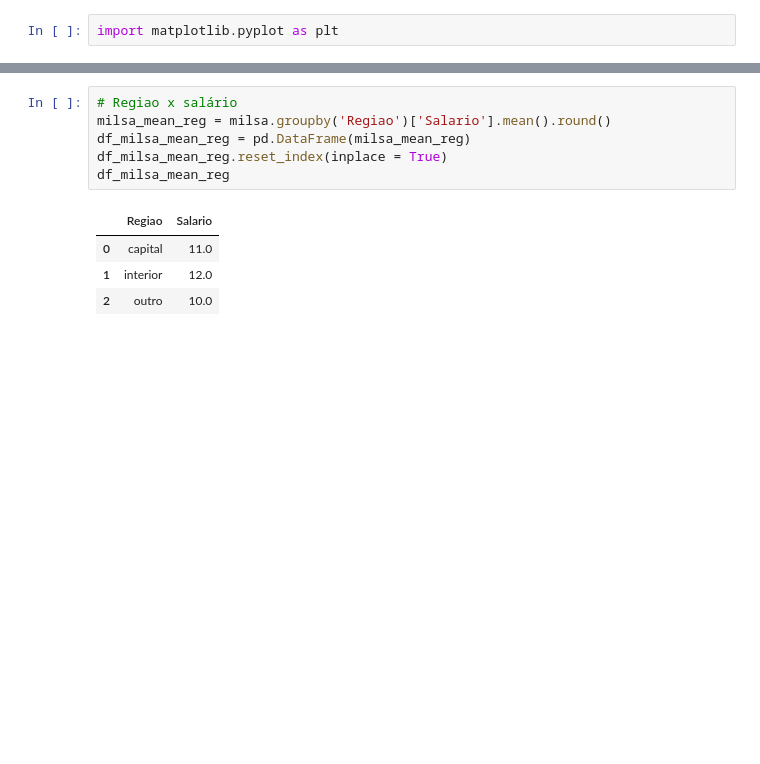
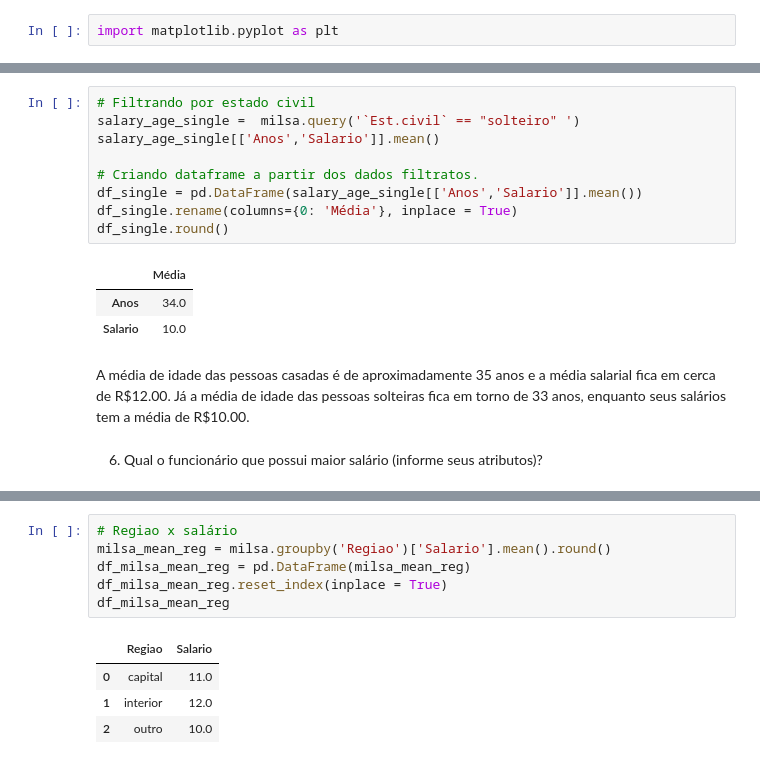
Before and after one commit to luizasampaio-s/todo8, a Jupyter notebook: to_do_8.ipynb, the cells around one changed output, grey strips where cells are left out. Saved outputs shown, nothing was run; the diff lists cells and outputs as text; blank space fills up the shorter version.

```diff
--- a/to_do_8.ipynb
+++ b/to_do_8.ipynb
@@ -127,0 +230,17 @@ ax.set_title("Grau de instrução x Salário", fontdict={'fontsize':15});
+# %%
+# Filtrando por estado civil
+salary_age_single =  milsa.query('`Est.civil` == "solteiro" ')
+salary_age_single[['Anos','Salario']].mean()
+
+# Criando dataframe a partir dos dados filtratos.
+df_single = pd.DataFrame(salary_age_single[['Anos','Salario']].mean())
+df_single.rename(columns={0: 'Média'}, inplace = True)
+df_single.round()
+# %% [output]
+|  | Média |
+| Anos | 34.0 |
+| Salario | 10.0 |
+# %% [markdown]
+A média de idade das pessoas casadas é de aproximadamente 35 anos e a média salarial fica em cerca de R\$12.00. Já a média de idade das pessoas solteiras fica em torno de 33 anos, enquanto seus salários tem a média de R$10.00.
+# %% [markdown]
+6. Qual o funcionário que possui maior salário (informe seus atributos)?
```
Also changed, not shown: parts of 80 cells of this notebook.
